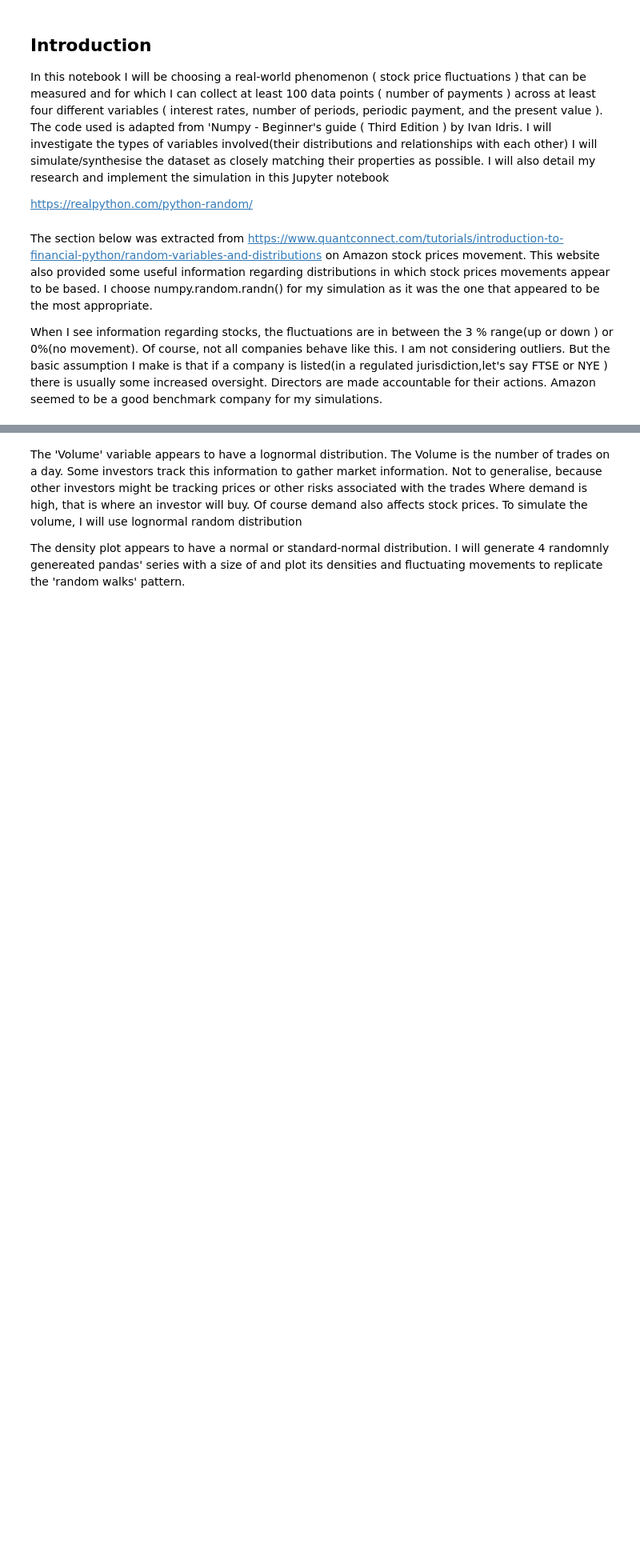
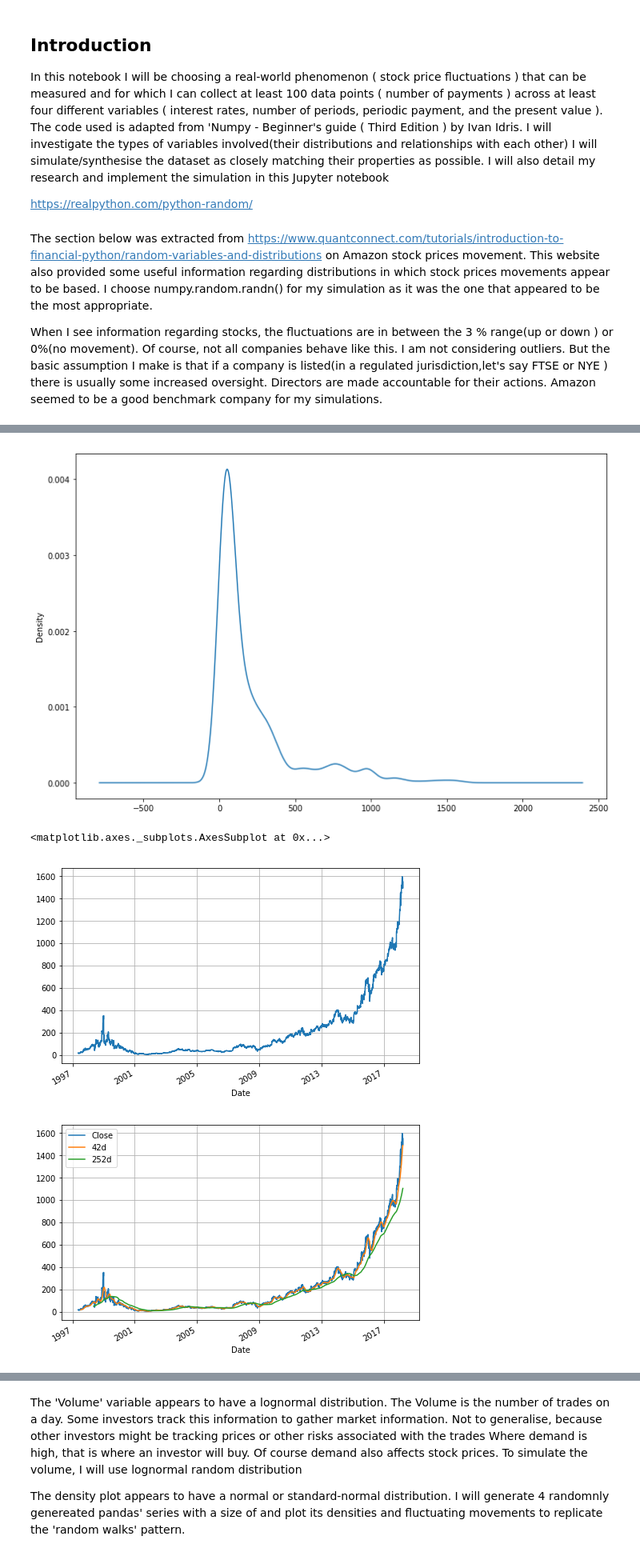
Before and after one commit to MarcoMen-Temp/Programming-Project, a Jupyter notebook: Programming.ipynb, the cells around one changed output, grey strips where cells are left out. Shown at 80% size. Saved outputs shown, nothing was run; the diff lists cells and outputs as text; code cells hidden in the pictures; blank space fills up the shorter version.

```diff
--- a/Programming.ipynb
+++ b/Programming.ipynb
@@ -44,0 +33,31 @@ df.tail()
+# %%
+amazon = quandl.get("WIKI/AMZN")
+
+
+
+close = amazon[['Close']]
+
+close.tail()
+
+close.min()
+
+
+plt.figure(figsize=(12,8))
+amazon.Close.plot.density()
+plt.show()
+
+amazon['Close'].plot(grid=True, figsize=(8,5))
+
+amazon['42d'] = np.round(amazon['Close'].rolling(42).mean(), 2)
+amazon['252d'] = np.round(amazon['Close'].rolling(252).mean(), 2)
+
+trend = amazon[['Close', '42d', '252d']]
+
+trend.tail()
+
+trend.plot(grid=True, figsize=(8, 5))
+# %% [output]
+[figure, added]
+<matplotlib.axes._subplots.AxesSubplot at 0x...>
+[figure, added]
+[figure, added]
```
Also changed, not shown: parts of 8 cells of this notebook.
